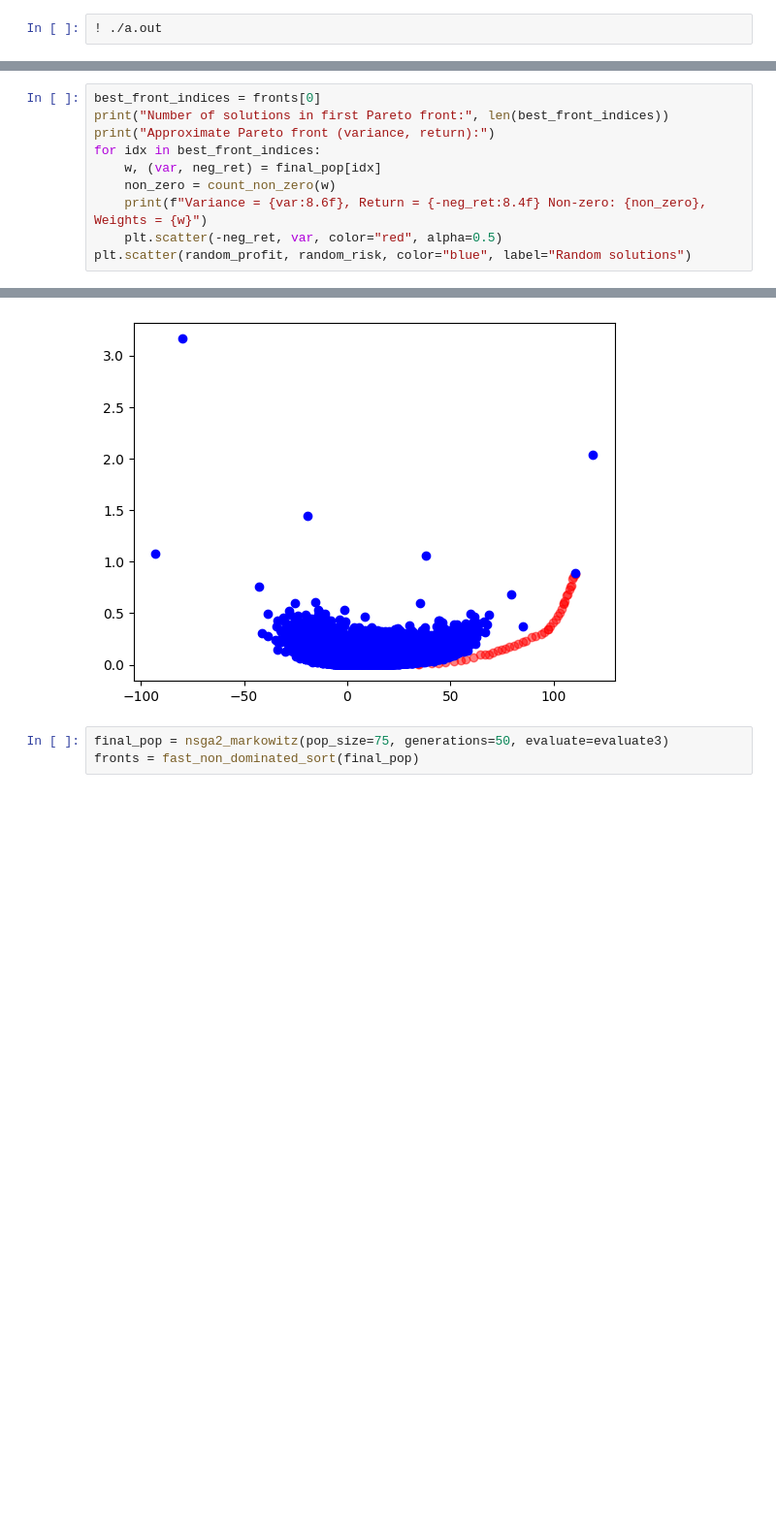
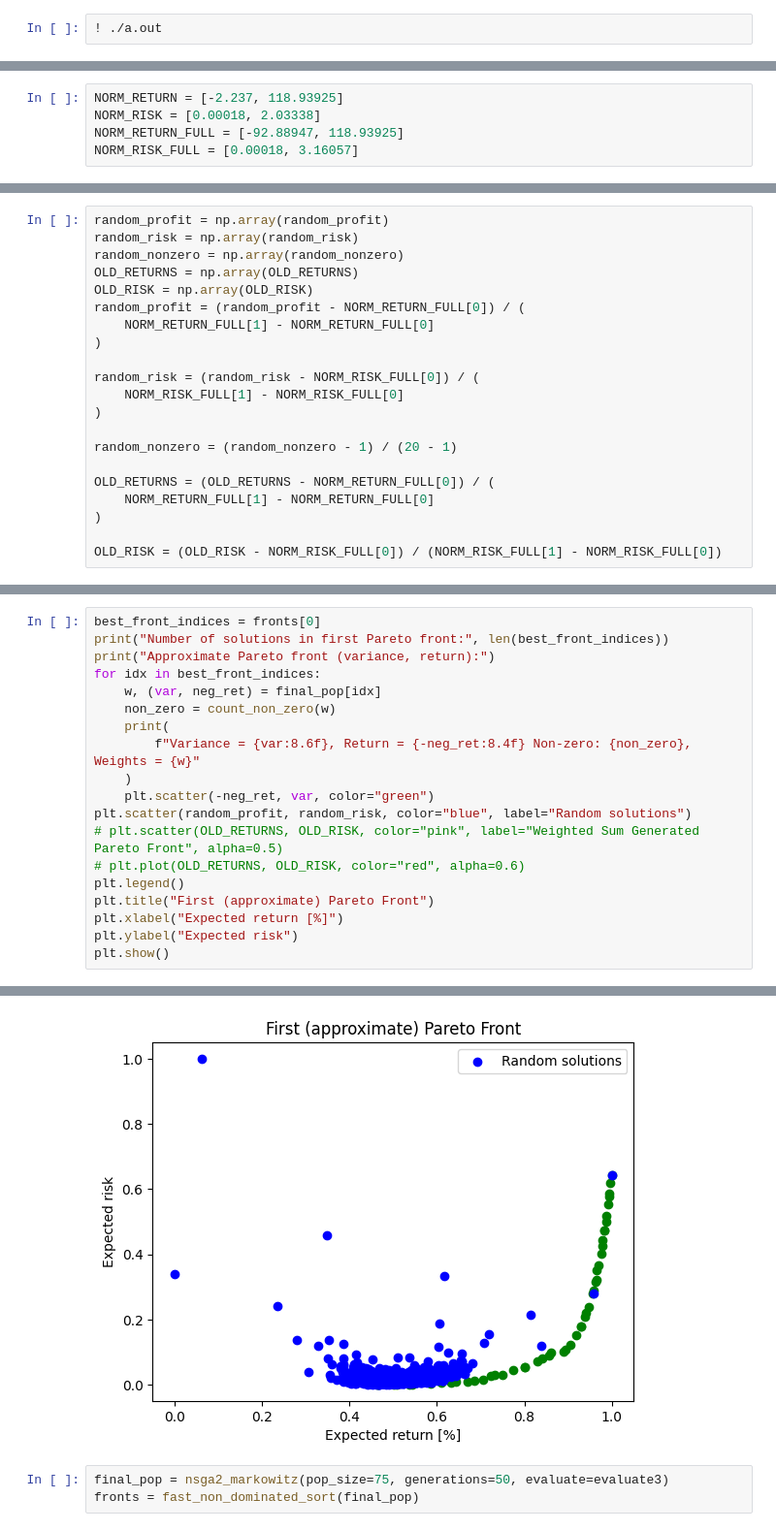
Before and after one commit to BbqGamer/moo, a Jupyter notebook: Script2.ipynb, the cells around one changed output, grey strips where cells are left out. Shown at 97% size. Drawn from its saved outputs; the diff is of its cells as text; blank space fills up the shorter version.

```diff
--- a/Script2.ipynb
+++ b/Script2.ipynb
@@ -79 +232,6 @@ np.savetxt('cov_matrix.csv', np.round(SIGMA, 5), delimiter=',')
+# %%
+NORM_RETURN = [-2.237, 118.93925]
+NORM_RISK = [0.00018, 2.03338]
+NORM_RETURN_FULL = [-92.88947, 118.93925]
+NORM_RISK_FULL = [0.00018, 3.16057]
 # %%
@@ -105,6 +263,27 @@ random_risk.extend(risks)
 random_nonzero.extend(non_zeros)
 
 # filter data points that are too big with covarianc
+# %%
+random_profit = np.array(random_profit)
+random_risk = np.array(random_risk)
+random_nonzero = np.array(random_nonzero)
+OLD_RETURNS = np.array(OLD_RETURNS)
+OLD_RISK = np.array(OLD_RISK)
+random_profit = (random_profit - NORM_RETURN_FULL[0]) / (
+    NORM_RETURN_FULL[1] - NORM_RETURN_FULL[0]
+)
+
+random_risk = (random_risk - NORM_RISK_FULL[0]) / (
+    NORM_RISK_FULL[1] - NORM_RISK_FULL[0]
+)
+
+random_nonzero = (random_nonzero - 1) / (20 - 1)
+
+OLD_RETURNS = (OLD_RETURNS - NORM_RETURN_FULL[0]) / (
+    NORM_RETURN_FULL[1] - NORM_RETURN_FULL[0]
+)
+
+OLD_RISK = (OLD_RISK - NORM_RISK_FULL[0]) / (NORM_RISK_FULL[1] - NORM_RISK_FULL[0])
 # %%
 import random
 
@@ -355,9 +577,18 @@ print("Approximate Pareto front (variance, return):")
 for idx in best_front_indices:
     w, (var, neg_ret) = final_pop[idx]
     non_zero = count_non_zero(w)
-    print(f"Variance = {var:8.6f}, Return = {-neg_ret:8.4f} Non-zero: {non_zero}, Weights = {w}")
-    plt.scatter(-neg_ret, var, color="red", alpha=0.5)
+    print(
+        f"Variance = {var:8.6f}, Return = {-neg_ret:8.4f} Non-zero: {non_zero}, Weights = {w}"
+    )
+    plt.scatter(-neg_ret, var, color="green")
 plt.scatter(random_profit, random_risk, color="blue", label="Random solutions")
+# plt.scatter(OLD_RETURNS, OLD_RISK, color="pink", label="Weighted Sum Generated Pareto Front", alpha=0.5)
+# plt.plot(OLD_RETURNS, OLD_RISK, color="red", alpha=0.6)
+plt.legend()
+plt.title("First (approximate) Pareto Front")
+plt.xlabel("Expected return [%]")
+plt.ylabel("Expected risk")
+plt.show()
 # %% [output]
 Number of solutions in first Pareto front: 50
 Approximate Pareto front (variance, return):
@@ -380,4 +610,4 @@ Variance = 0.187179, Return =  80.8649 Non-zero: 5, Weights = [0.002365397983815
-[figure, old version]
+[figure, new version]
 # %%
 final_pop = nsga2_markowitz(pop_size=75, generations=50, evaluate=evaluate3)
 fronts = fast_non_dominated_sort(final_pop)
```
Also changed, not shown: parts of 25 cells of this notebook, 2 other files.
